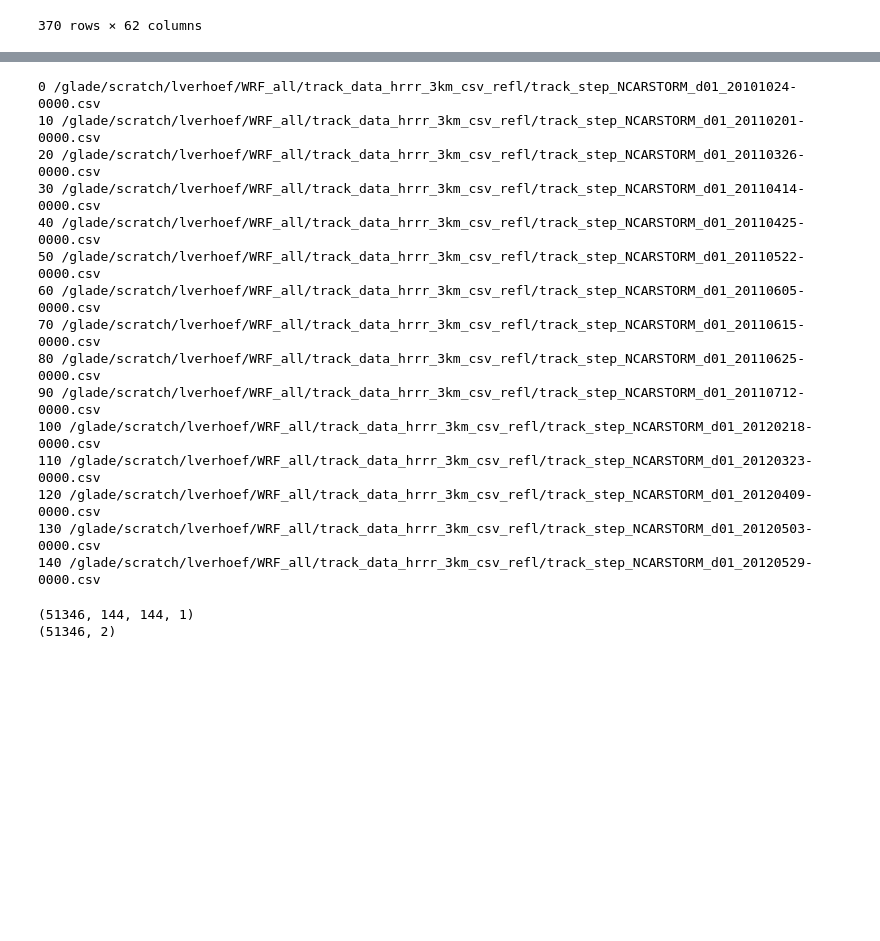
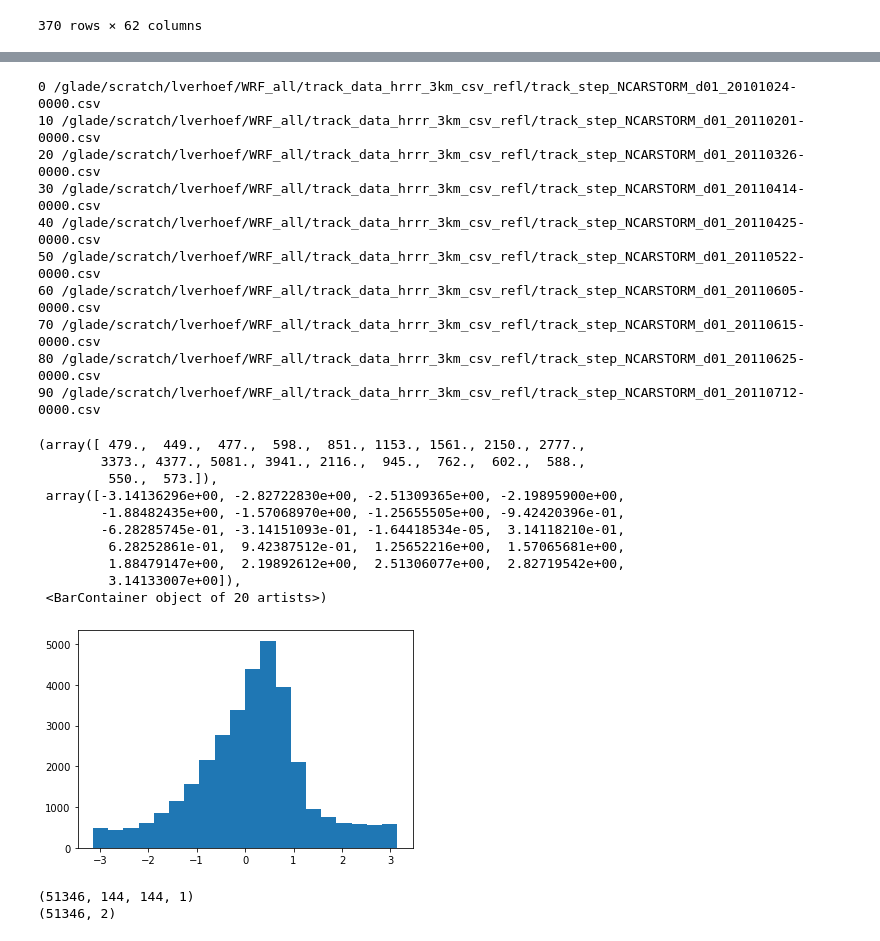
Before and after one commit to zyjux/gdl-storm-mode, a Jupyter notebook: notebooks/rot_inv_CNN_disjoint_data.ipynb, the cells around one changed output, grey strips where cells are left out. Drawn from its saved outputs; the diff is of its cells as text; code cells hidden in the pictures; blank space fills up the shorter version.

Commit message:
Added histogram of derived BUNK movement angles

```diff
--- a/notebooks/rot_inv_CNN_disjoint_data.ipynb
+++ b/notebooks/rot_inv_CNN_disjoint_data.ipynb
@@ -122,6 +80,6 @@ data = xr.concat(data_list, dim="p")
 # %%
 # Pull variables from csv files and join into an array
-csv_variables = ["major_axis_length", "minor_axis_length"]
+csv_variables = ["major_axis_length", "minor_axis_length", "U_BUNK-potential_mean", "V_BUNK-potential_mean"]
 csv_data_list = []
 for p, csv_file in enumerate(csv_files[0:num_files]):
     if p % 10 == 0:
@@ -140,11 +98,22 @@ csv_data = xr.concat(csv_data_list, dim="p")
 70 /glade/scratch/lverhoef/WRF_all/track_data_hrrr_3km_csv_refl/track_step_NCARSTORM_d01_20110615-0000.csv
 80 /glade/scratch/lverhoef/WRF_all/track_data_hrrr_3km_csv_refl/track_step_NCARSTORM_d01_20110625-0000.csv
 90 /glade/scratch/lverhoef/WRF_all/track_data_hrrr_3km_csv_refl/track_step_NCARSTORM_d01_20110712-0000.csv
-100 /glade/scratch/lverhoef/WRF_all/track_data_hrrr_3km_csv_refl/track_step_NCARSTORM_d01_20120218-0000.csv
-110 /glade/scratch/lverhoef/WRF_all/track_data_hrrr_3km_csv_refl/track_step_NCARSTORM_d01_20120323-0000.csv
-120 /glade/scratch/lverhoef/WRF_all/track_data_hrrr_3km_csv_refl/track_step_NCARSTORM_d01_20120409-0000.csv
-130 /glade/scratch/lverhoef/WRF_all/track_data_hrrr_3km_csv_refl/track_step_NCARSTORM_d01_20120503-0000.csv
-140 /glade/scratch/lverhoef/WRF_all/track_data_hrrr_3km_csv_refl/track_step_NCARSTORM_d01_20120529-0000.csv
+# %%
+angles = np.arctan2(csv_data['V_BUNK-potential_mean'], csv_data['U_BUNK-potential_mean'])
+# %%
+plt.hist(angles, bins=20)
+# %% [output]
+(array([ 479.,  449.,  477.,  598.,  851., 1153., 1561., 2150., 2777.,
+        3373., 4377., 5081., 3941., 2116.,  945.,  762.,  602.,  588.,
+         550.,  573.]),
+ array([-3.14136296e+00, -2.82722830e+00, -2.51309365e+00, -2.19895900e+00,
+        -1.88482435e+00, -1.57068970e+00, -1.25655505e+00, -9.42420396e-01,
+        -6.28285745e-01, -3.14151093e-01, -1.64418534e-05,  3.14118210e-01,
+         6.28252861e-01,  9.42387512e-01,  1.25652216e+00,  1.57065681e+00,
+         1.88479147e+00,  2.19892612e+00,  2.51306077e+00,  2.82719542e+00,
+         3.14133007e+00]),
+ <BarContainer object of 20 artists>)
+[figure, added]
 # %%
 # Create DataArrays for input and output data
 input_data = data["REFL_COM_curr"].expand_dims("channel", axis=-1)
```
Also changed, not shown: parts of 5 cells of this notebook.
